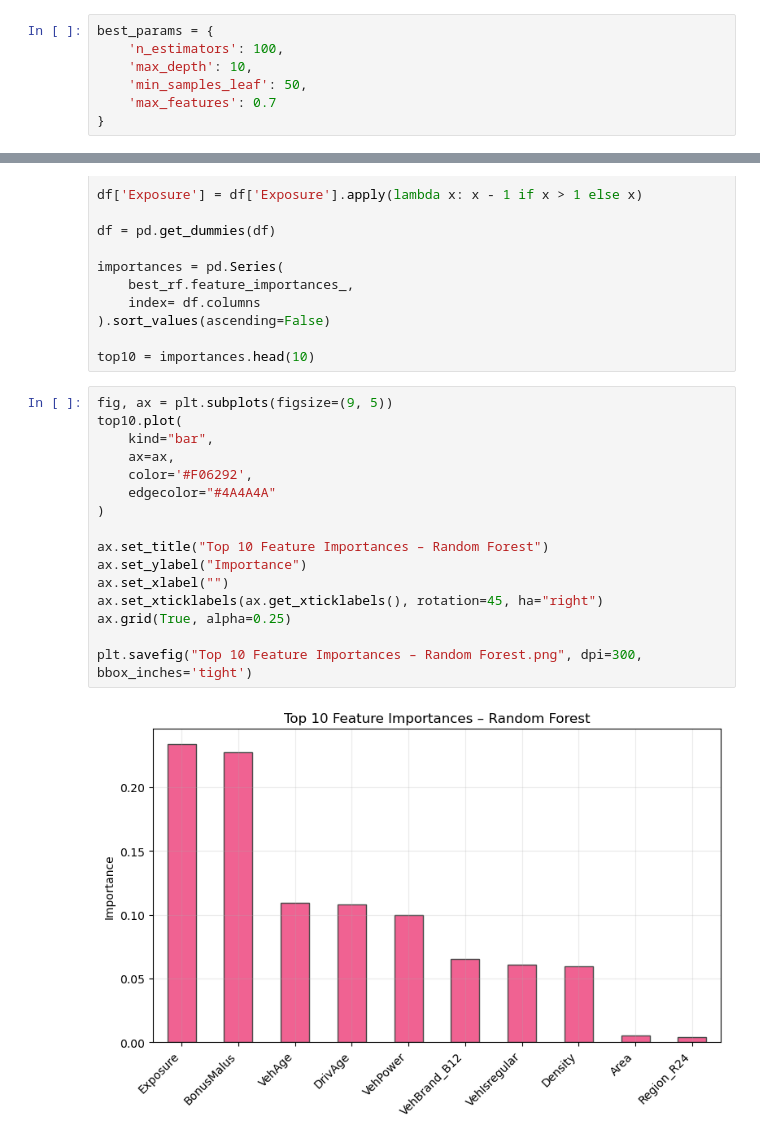
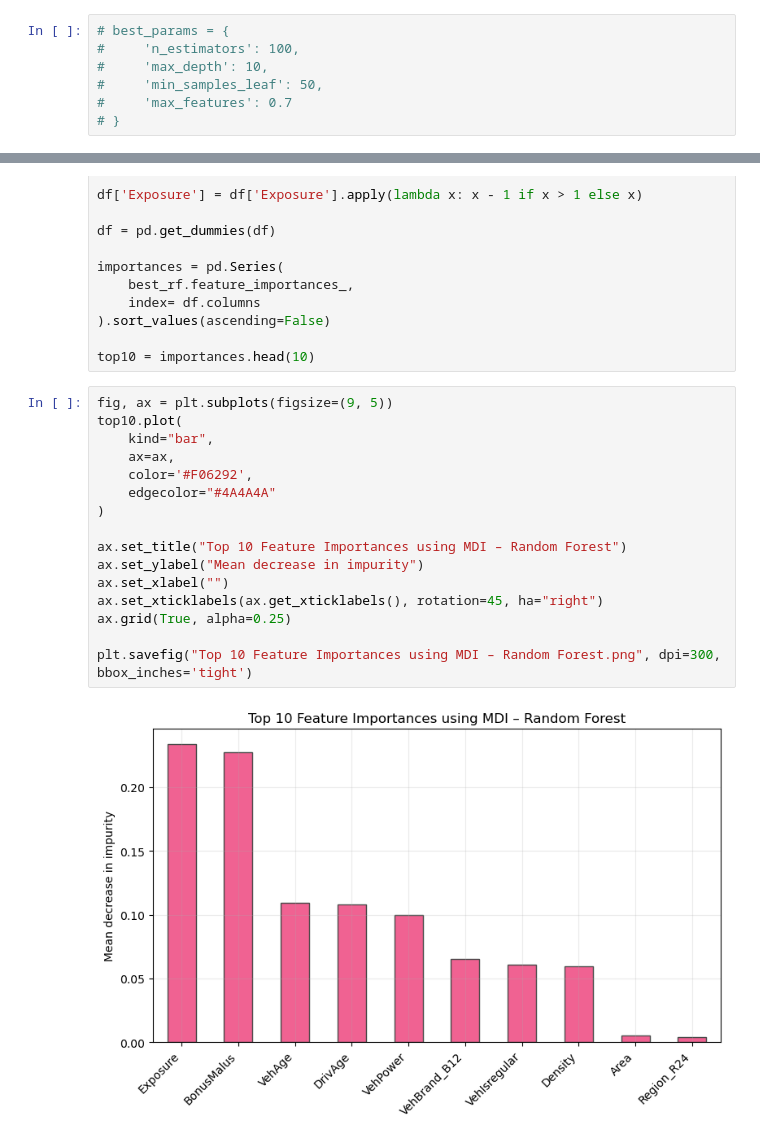
Before and after one commit to radostboyadzhieva/Machine-Learning-Project, a Jupyter notebook: Random_forest.ipynb, the cells around one changed output, grey strips where cells are left out. Cells and saved outputs as stored; diff of their text form.

Commit message:
Changed top 10 feature plot

```diff
--- a/Random_forest.ipynb
+++ b/Random_forest.ipynb
@@ -34,12 +34,12 @@ grid.fit(X_train, y_train)
 
 best_params = grid.best_params_
 # %%
-best_params = {
-    'n_estimators': 100,
-    'max_depth': 10,
-    'min_samples_leaf': 50,
-    'max_features': 0.7
-}
+# best_params = {
+#     'n_estimators': 100,
+#     'max_depth': 10,
+#     'min_samples_leaf': 50,
+#     'max_features': 0.7
+# }
 # %%
 best_rf = RandomForestRegressor(
     **best_params,
@@ -112,18 +112,18 @@ top10 = importances.head(10)
 # %%
 fig, ax = plt.subplots(figsize=(9, 5))
 top10.plot(
     kind="bar",
     ax=ax,
     color='#F06292',
     edgecolor="#4A4A4A"
 )
 
-ax.set_title("Top 10 Feature Importances – Random Forest")
-ax.set_ylabel("Importance")
+ax.set_title("Top 10 Feature Importances using MDI – Random Forest")
+ax.set_ylabel("Mean decrease in impurity")
 ax.set_xlabel("")
 ax.set_xticklabels(ax.get_xticklabels(), rotation=45, ha="right")
 ax.grid(True, alpha=0.25)
 
-plt.savefig("Top 10 Feature Importances – Random Forest.png", dpi=300, bbox_inches='tight')
+plt.savefig("Top 10 Feature Importances using MDI – Random Forest.png", dpi=300, bbox_inches='tight')
 # %% [output]
-[figure, old version]
+[figure, new version]
```
Also changed, not shown: parts of 1 cell of this notebook, 2 other files.
